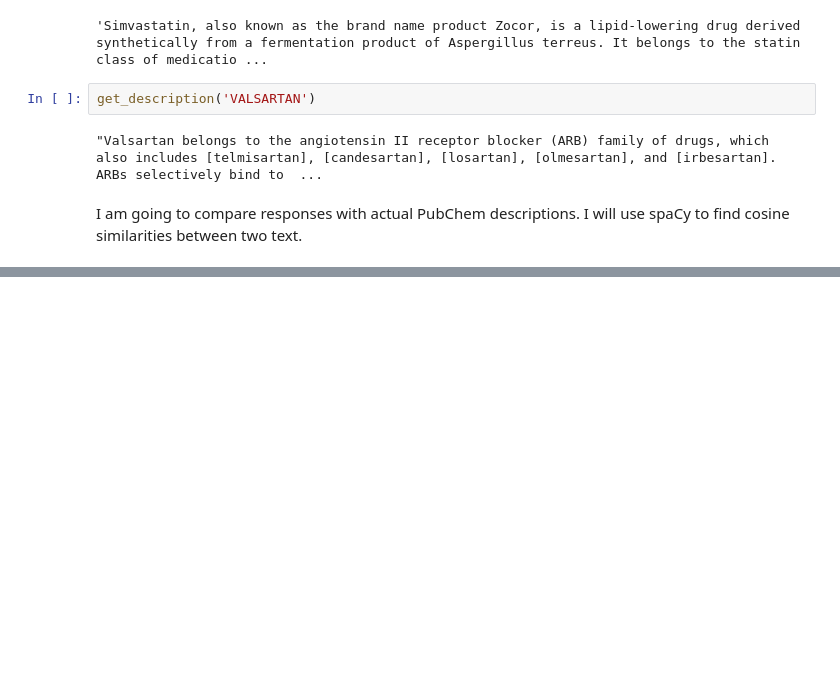
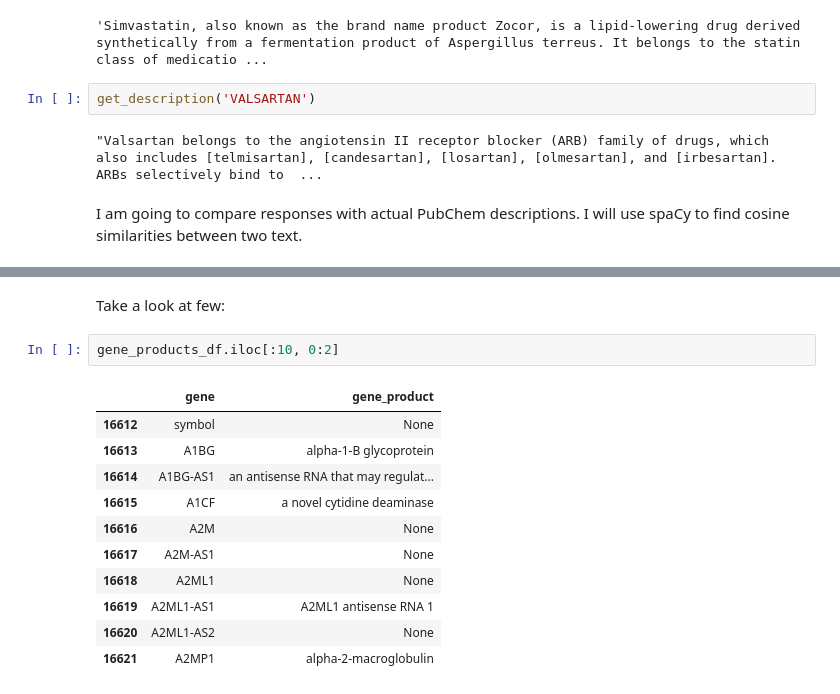
Before and after one commit to egemenpamukcu/ml-in-medicine, a Jupyter notebook: hw4/evaluating-gptj.ipynb, the cells around one changed output, grey strips where cells are left out. Drawn from its saved outputs; the diff is of its cells as text; blank space fills up the shorter version.

```diff
--- a/hw4/evaluating-gptj.ipynb
+++ b/hw4/evaluating-gptj.ipynb
@@ -215,0 +323,16 @@ dfs[0]
+# %% [markdown]
+Take a look at few:
+# %%
+gene_products_df.iloc[:10, 0:2]
+# %% [output]
+|  | gene | gene_product |
+| 16612 | symbol | None |
+| 16613 | A1BG | alpha-1-B glycoprotein |
+| 16614 | A1BG-AS1 | an antisense RNA that may regulat... |
+| 16615 | A1CF | a novel cytidine deaminase |
+| 16616 | A2M | None |
+| 16617 | A2M-AS1 | None |
+| 16618 | A2ML1 | None |
+| 16619 | A2ML1-AS1 | A2ML1 antisense RNA 1 |
+| 16620 | A2ML1-AS2 | None |
+| 16621 | A2MP1 | alpha-2-macroglobulin |
```
Also changed, not shown: parts of 28 cells of this notebook.
